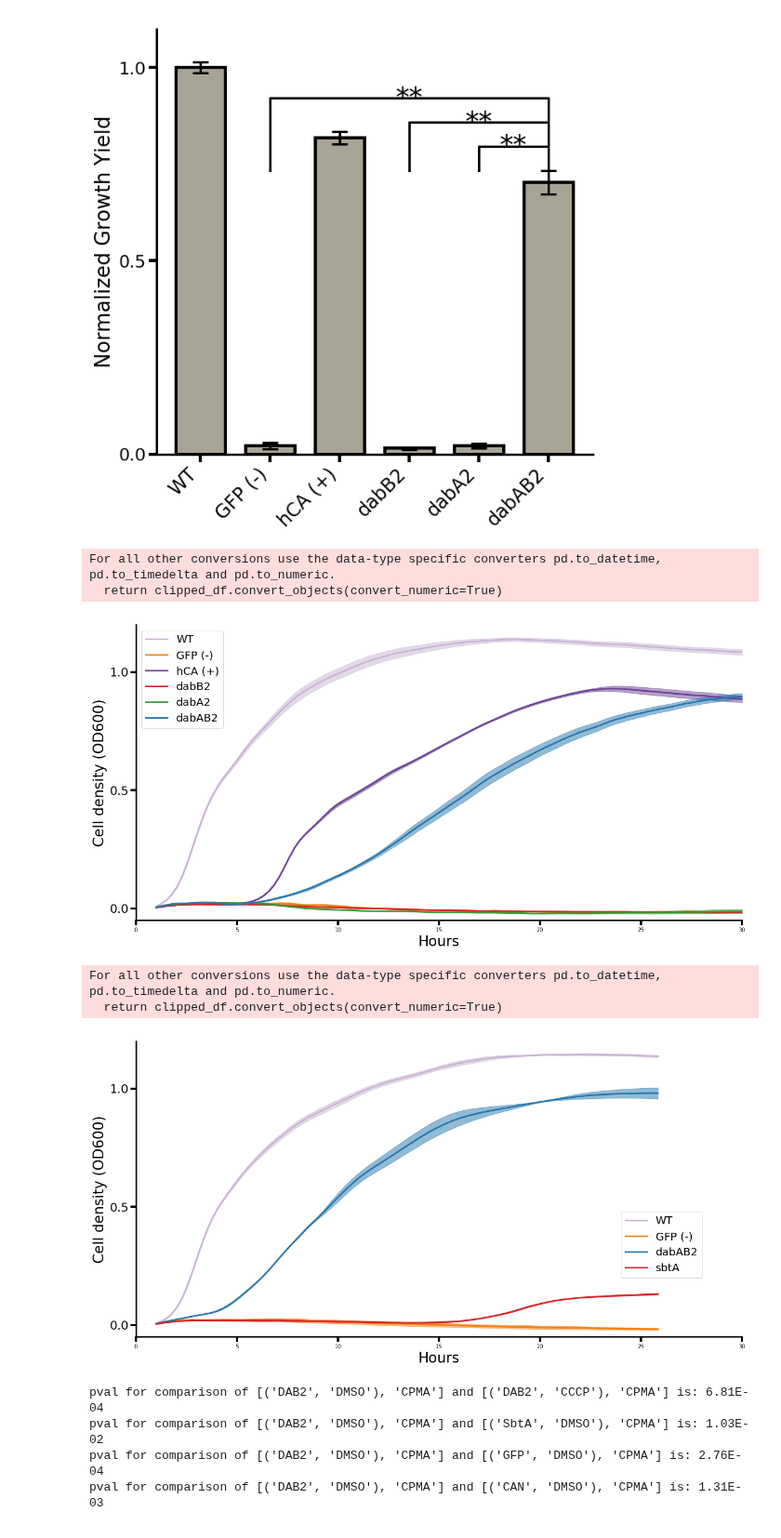
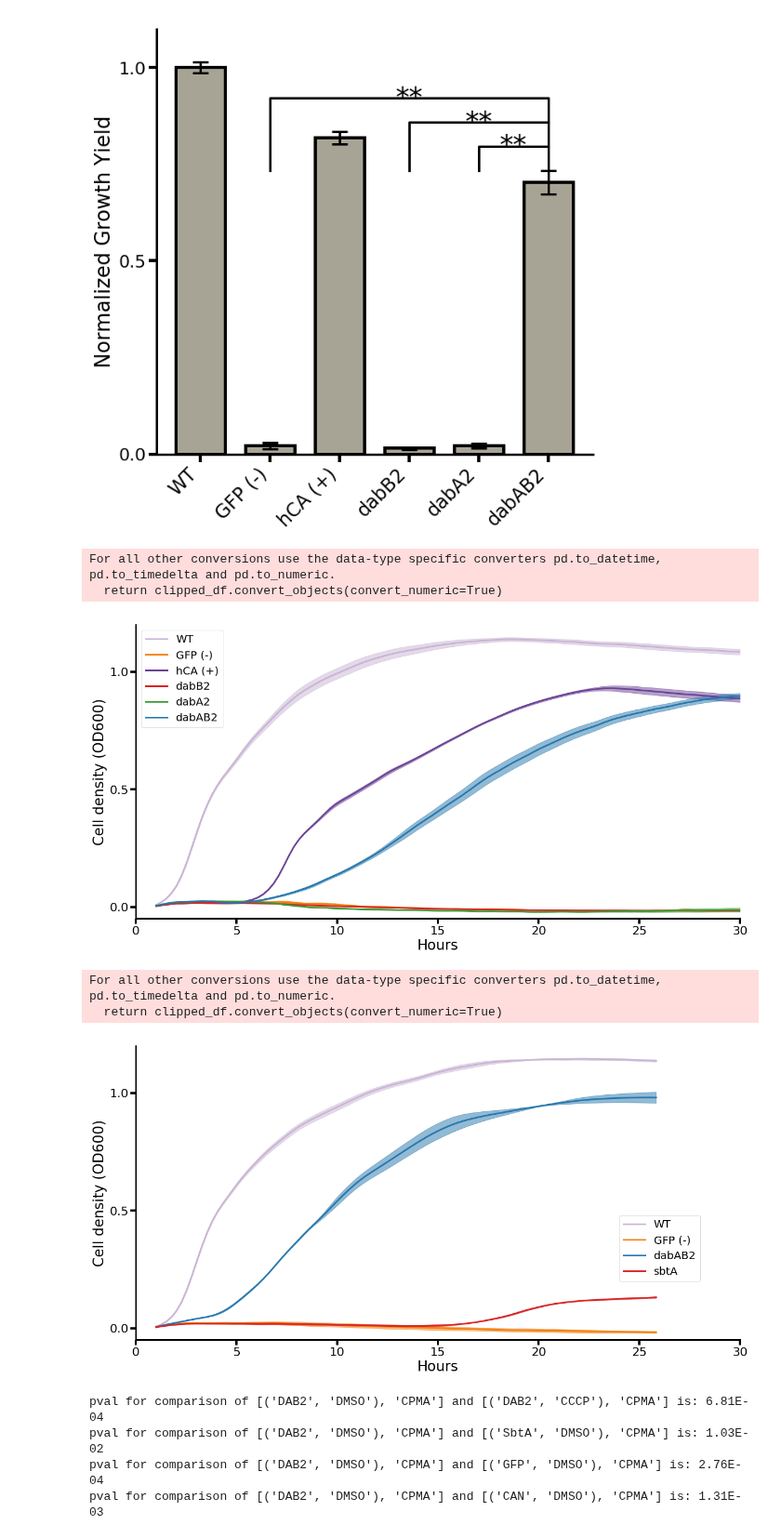
Before and after one commit to jackdesmarais/DabTransporterPaper, a Jupyter notebook: scripts/figure 3 CAFree complementation by DAB.ipynb, the cells around one changed output. Shown at 93% size. Saved outputs shown, nothing was run; the diff lists cells and outputs as text; code cells hidden in the pictures.

```diff
--- a/scripts/figure 3 CAFree complementation by DAB.ipynb
+++ b/scripts/figure 3 CAFree complementation by DAB.ipynb
@@ -458,6 +458,7 @@ plt.xlabel('Hours', fontsize=26)
 plt.tick_params(axis='both', direction='out', bottom='on', left='on', top='off', right='off',
                 length=10, width=4)
 plt.yticks([0, 0.5, 1.0], fontsize=22)
+plt.xticks(fontsize=22)
 plt.ylim(-0.05, 1.2)
     # Hide the right and top spines
 ax.spines['right'].set_visible(False)
@@ -477,7 +478,7 @@ plt.show()
 # %% [output]
 For all other conversions use the data-type specific converters pd.to_datetime, pd.to_timedelta and pd.to_numeric.
   return clipped_df.convert_objects(convert_numeric=True)
-[figure, old version]
+[figure, new version]
 # %%
 fig,ax = plt.subplots(figsize=(20,10))
 
@@ -528,34 +529,36 @@ for i, tp in enumerate(to_plot):
     plt.plot(time_h, mean_OD[c], label=label, color=color,lw=3)
 
 plt.xlim(0,30)
 
 plt.ylabel('Cell density (OD600)', fontsize=26)
 plt.xlabel('Hours', fontsize=26)
 
 # plt.xticks(xs, labels, rotation=45, fontsize=24, ha='right')
 plt.tick_params(axis='both', direction='out', bottom='on', left='on', top='off', right='off',
                 length=10, width=4)
 plt.yticks([0, 0.5, 1.0], fontsize=22)
+plt.xticks(fontsize=22)
+
 plt.ylim(-0.05, 1.2)
     # Hide the right and top spines
 ax.spines['right'].set_visible(False)
 ax.spines['top'].set_visible(False)
 
 # Only show ticks on the left and bottom spines
 ax.yaxis.set_ticks_position('left')
 ax.xaxis.set_ticks_position('bottom')
 
 #     change axis weight
 ax.spines['left'].set_linewidth(3)
 ax.spines['bottom'].set_linewidth(3)
 plt.legend(loc=[.8,.2],fontsize=20)
 
 plt.savefig('fig3/fig3S3.eps',format='eps',bbox_inches='tight')
 plt.show()
 # %% [output]
 For all other conversions use the data-type specific converters pd.to_datetime, pd.to_timedelta and pd.to_numeric.
   return clipped_df.convert_objects(convert_numeric=True)
-[figure, old version]
+[figure, new version]
 # %%
 fig,ax = plt.subplots(figsize=(10,10))
 
```
Also changed, not shown: 27 other files.
